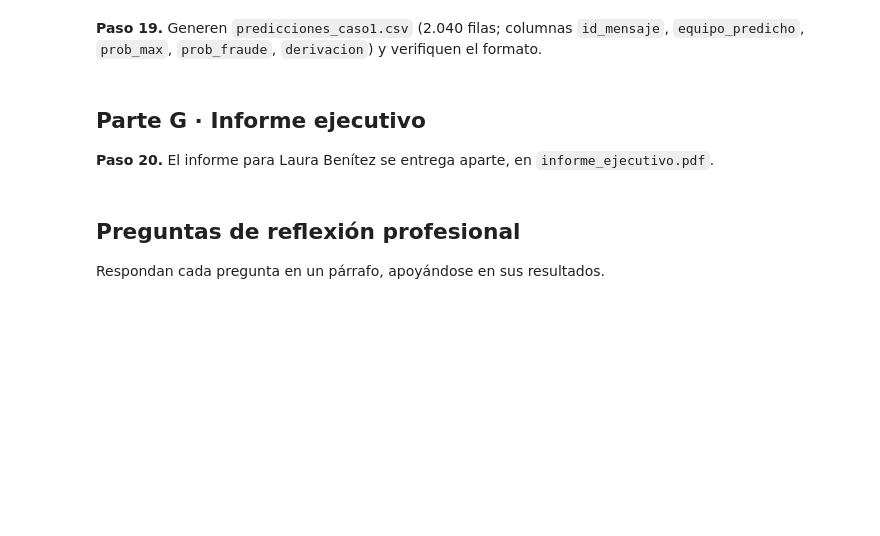
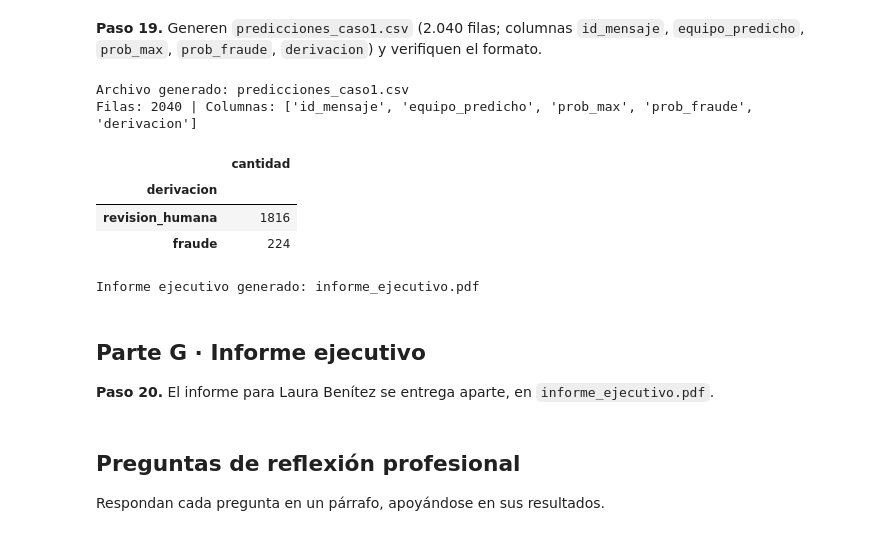
Before and after one commit to Nico-Olivera/Escenarios-aplicando-KNN-NB, a Jupyter notebook: materiales_estudiantes/caso1_cauce/caso1_cauce.ipynb, the cells around one changed output. Cells and saved outputs as stored; diff of their text form; code cells hidden in the pictures; blank space fills up the shorter version.

```diff
--- a/materiales_estudiantes/caso1_cauce/caso1_cauce.ipynb
+++ b/materiales_estudiantes/caso1_cauce/caso1_cauce.ipynb
@@ -349,35 +548,52 @@ assert verificacion.columns.tolist() == ["id_mensaje", "equipo_predicho", "prob_
 assert verificacion["id_mensaje"].is_unique
 assert verificacion["derivacion"].notna().all()
 display(verificacion["derivacion"].value_counts().to_frame("cantidad"))
+
+# Verificar e instalar reportlab si no está presente en el entorno
+import sys
+import subprocess
+try:
+    import reportlab
+except ImportError:
+    print("Instalando 'reportlab' para generar el reporte PDF...")
+    subprocess.run([sys.executable, "-m", "pip", "install", "reportlab"], capture_output=True)
 
 # Informe ejecutivo en PDF para Laura Benítez (se genera al ejecutar el notebook).
 from reportlab.lib.pagesizes import A4
 from reportlab.platypus import SimpleDocTemplate, Paragraph, Spacer, Table, TableStyle
 from reportlab.lib import colors
 from reportlab.lib.styles import getSampleStyleSheet
 estilos = getSampleStyleSheet()
 doc = SimpleDocTemplate("informe_ejecutivo.pdf", pagesize=A4, rightMargin=42, leftMargin=42, topMargin=42, bottomMargin=42)
 contenido = [
     Paragraph("Informe ejecutivo: clasificación de mensajes de Cauce", estilos["Title"]),
     Paragraph("Destinataria: Laura Benítez", estilos["Normal"]), Spacer(1, 12),
     Paragraph("Objetivo", estilos["Heading2"]),
     Paragraph("Evaluar si la clasificación automática de mensajes puede reducir derivaciones incorrectas sin aumentar el riesgo de perder avisos de fraude. El modelo principal es Naive Bayes multinomial; KNN se utiliza como comparación.", estilos["BodyText"]), Spacer(1, 8),
     Paragraph("Evaluación", estilos["Heading2"]),
     Paragraph("Los resultados de la tabla corresponden al conjunto de prueba reservado, no utilizado para ajustar los modelos ni elegir los umbrales. La cobertura indica qué proporción se deriva automáticamente; los mensajes restantes requieren revisión humana.", estilos["BodyText"]), Spacer(1, 8)
 ]
 datos_tabla = [["Sistema", "Exactitud", "F1 macro", "Cobertura", "Exactitud auto.", "Fraude perdido"]]
 for sistema, fila in tabla_metricas.iterrows():
     datos_tabla.append([sistema] + [f"{fila[c]:.3f}" for c in ["exactitud", "F1 macro", "cobertura automática", "exactitud automática", "fraude perdido"]])
 tabla_pdf = Table(datos_tabla, repeatRows=1)
 tabla_pdf.setStyle(TableStyle([("BACKGROUND",(0,0),(-1,0),colors.HexColor("#263746")),("TEXTCOLOR",(0,0),(-1,0),colors.white),("GRID",(0,0),(-1,-1),0.4,colors.grey),("FONTSIZE",(0,0),(-1,-1),7),("VALIGN",(0,0),(-1,-1),"TOP"),("ROWBACKGROUNDS",(0,1),(-1,-1),[colors.whitesmoke,colors.white])]))
 contenido += [tabla_pdf, Spacer(1, 12), Paragraph("Regla operativa", estilos["Heading2"]),
     Paragraph(f"Umbrales seleccionados con probabilidades fuera de muestra: P(fraude) ≥ {umbral_fraude_nb:.3f} fuerza derivación a Fraude; en los demás casos se deriva automáticamente cuando la confianza máxima es ≥ {umbral_confianza_nb:.3f}. Si no se cumplen estas condiciones, se asigna revisión humana. Los umbrales deben aprobarse con los responsables de negocio y riesgo.", estilos["BodyText"]), Spacer(1, 8),
     Paragraph("Recomendación", estilos["Heading2"]),
-    Paragraph("Implementar inicialmente en modo asistido, con trazabilidad y revisión humana de mensajes ambiguos. Medir periódicamente cobertura, exactitud automática y fraude perdido; revisar muestras de errores y reentrenar cuando cambie el vocabulario o aparezcan nuevos productos. No automatizar la gestión de fraude sin un umbral de riesgo aprobado.", estilos["BodyText"]), Spacer(1, 8),
+    Paragraph("Implementar inicialmente en modo asistido, con trasabilidad y revisión humana de mensajes ambiguos. Medir periódicamente cobertura, exactitud automática y fraude perdido; revisar muestras de errores y reentrenar cuando cambie el vocabulario o aparezcan nuevos productos. No automatizar la gestión de fraude sin un umbral de riesgo aprobado.", estilos["BodyText"]), Spacer(1, 8),
     Paragraph("Impacto diario orientativo", estilos["Heading2"]),
     Paragraph(f"Con 6.500 mensajes diarios, la cobertura observada en prueba equivale aproximadamente a {round(6500*tabla_metricas.loc['Naive Bayes','cobertura automática']):,} derivaciones automáticas y {round(6500*(1-tabla_metricas.loc['Naive Bayes','cobertura automática'])):,} revisiones humanas por día. Es una extrapolación y debe confirmarse con un piloto operacional.", estilos["BodyText"])]
 doc.build(contenido)
 print("Informe ejecutivo generado: informe_ejecutivo.pdf")
+# %% [output]
+Archivo generado: predicciones_caso1.csv
+Filas: 2040 | Columnas: ['id_mensaje', 'equipo_predicho', 'prob_max', 'prob_fraude', 'derivacion']
+|  | cantidad |
+| derivacion |  |
+| revision_humana | 1816 |
+| fraude | 224 |
+Informe ejecutivo generado: informe_ejecutivo.pdf
 # %% [markdown]
 ## Parte G · Informe ejecutivo
 
```
Also changed, not shown: parts of 31 cells of this notebook.
